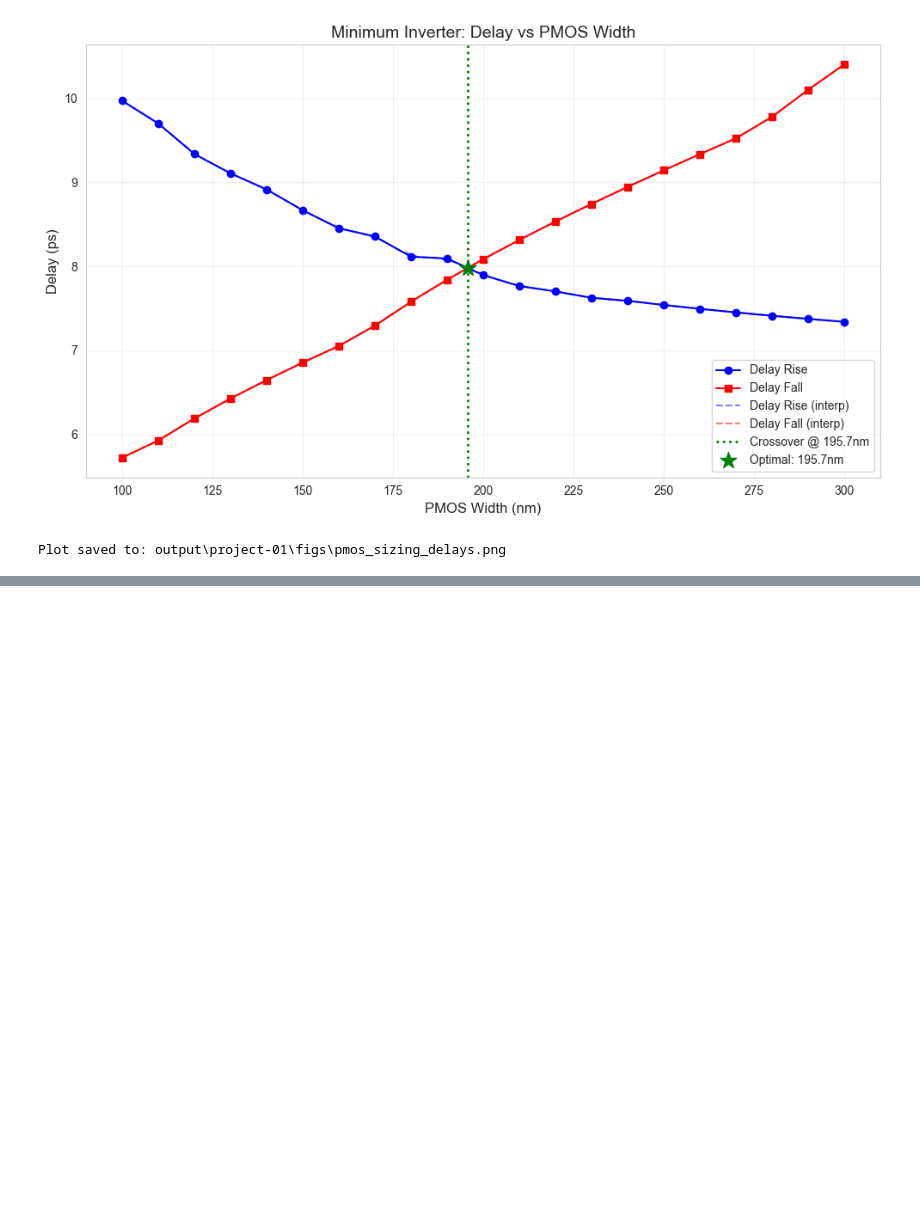
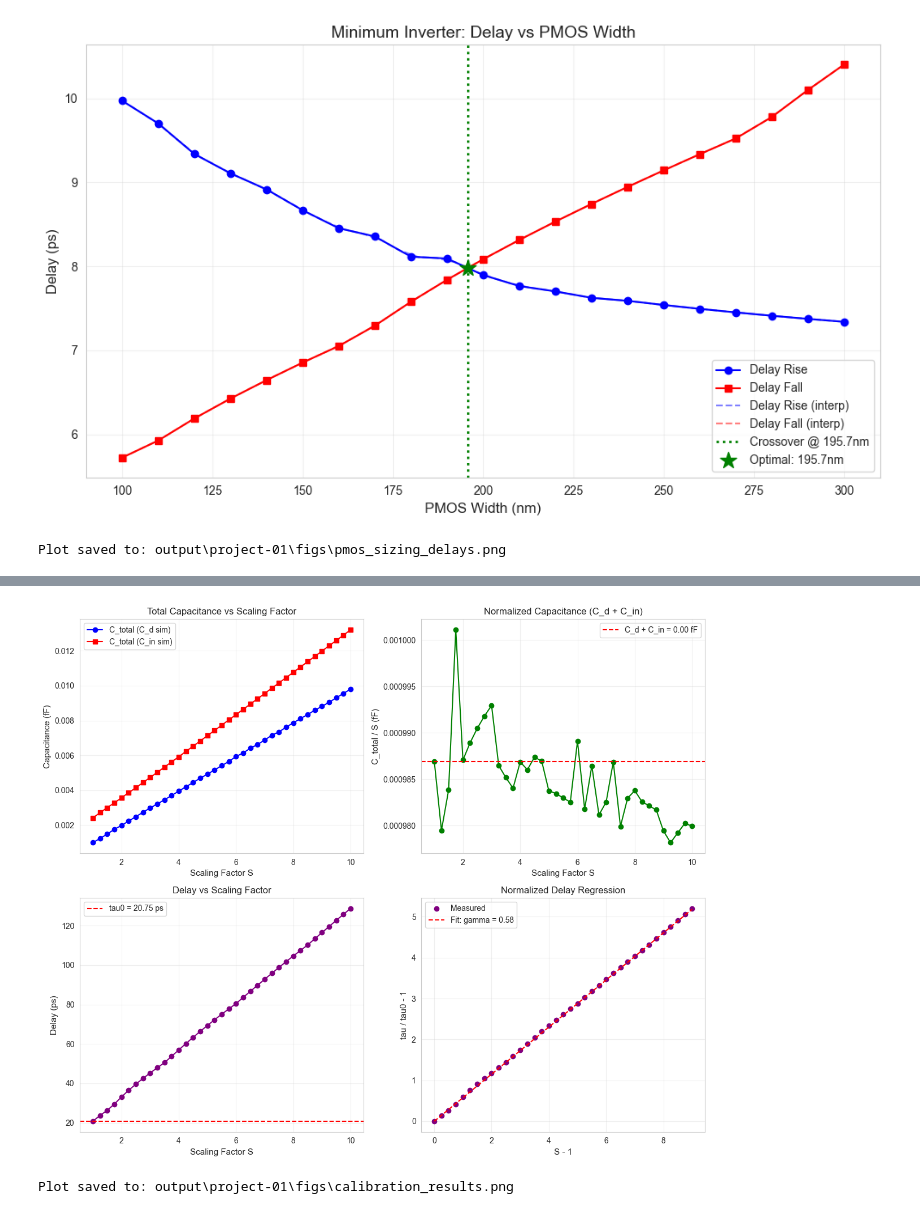
Before and after one commit to XBlayz/Low_power-projects, a Jupyter notebook: notebooks/project-01.ipynb, the cells around one changed output, grey strips where cells are left out. Saved outputs shown, nothing was run; the diff lists cells and outputs as text; code cells hidden in the pictures; blank space fills up the shorter version.

```diff
--- a/notebooks/project-01.ipynb
+++ b/notebooks/project-01.ipynb
@@ -27,5 +28,9 @@ if not os.path.exists(OUTPUT_FOLDER):
 # Create the output fig folder if it doesn't exist
 if not os.path.exists(OUTPUT_FIG_FOLDER):
     os.makedirs(OUTPUT_FIG_FOLDER)
+
+# --- 0.2 PROJECT PARAMETERS ---
+size_resolution = 5     # PMOS width resolution in nm
+Vdd = 1.0               # Supply voltage in V
 # %% [markdown]
 ## Step 01: Minimum inverter sizing
@@ -233,0 +545,61 @@ Plot saved to: output\project-01\figs\pmos_sizing_delays.png
+# %%
+# --- STEP 02: VISUALIZATION ---
+# Plot capacitance and delay vs scaling factor
+
+fig, axes = plt.subplots(2, 2, figsize=(12, 10))
+
+# Plot 1: Capacitance vs S
+ax1 = axes[0, 0]
+ax1.plot(df_calib["S"], df_calib["C_total_cd_F"] * 1e12, "o-",
+         label="C_total (C_d sim)", color="blue")
+ax1.plot(df_calib["S"], df_calib["C_total_cin_F"] * 1e12, "s-",
+         label="C_total (C_in sim)", color="red")
+ax1.set_xlabel("Scaling Factor S", fontsize=11)
+ax1.set_ylabel("Capacitance (fF)", fontsize=11)
+ax1.set_title("Total Capacitance vs Scaling Factor", fontsize=12)
+ax1.legend()
+ax1.grid(True, alpha=0.3)
+
+# Plot 2: C_total/S vs S (should be constant = C_d + C_in)
+ax2 = axes[0, 1]
+C_per_S = df_calib["C_total_cd_F"] / df_calib["S"]
+ax2.plot(df_calib["S"], C_per_S * 1e12, "o-", color="green")
+ax2.axhline(y=C_d_plus_Cin_S1 * 1e12, color="red", linestyle="--",
+            label=f"C_d + C_in = {C_d_plus_Cin_S1 * 1e12:.2f} fF")
+ax2.set_xlabel("Scaling Factor S", fontsize=11)
+ax2.set_ylabel("C_total / S (fF)", fontsize=11)
+ax2.set_title("Normalized Capacitance (C_d + C_in)", fontsize=12)
+ax2.legend()
+ax2.grid(True, alpha=0.3)
+
+# Plot 3: Delay vs S
+ax3 = axes[1, 0]
+ax3.plot(df_tau["S"], df_tau["delay_s"] * 1e12, "o-", color="purple")
+ax3.axhline(y=tau0 * 1e12, color="red", linestyle="--",
+            label=f"tau0 = {tau0 * 1e12:.2f} ps")
+ax3.set_xlabel("Scaling Factor S", fontsize=11)
+ax3.set_ylabel("Delay (ps)", fontsize=11)
+ax3.set_title("Delay vs Scaling Factor", fontsize=12)
+ax3.legend()
+ax3.grid(True, alpha=0.3)
+
+# Plot 4: Normalized Delay vs (S-1)
+ax4 = axes[1, 1]
+ax4.plot(df_tau["x"], df_tau["y"], "o", color="purple", label="Measured")
+x_fit = np.linspace(0, df_tau["x"].max(), 100)
+y_fit = slope_gamma * x_fit
+ax4.plot(x_fit, y_fit, "r--", label=f"Fit: gamma = {slope_gamma:.2f}")
+ax4.set_xlabel("S - 1", fontsize=11)
+ax4.set_ylabel("tau / tau0 - 1", fontsize=11)
+ax4.set_title("Normalized Delay Regression", fontsize=12)
+ax4.legend()
+ax4.grid(True, alpha=0.3)
+
+plt.tight_layout()
+plt.savefig(OUTPUT_FIG_FOLDER / "calibration_results.png", dpi=300)
+plt.show()
+
+print(f"\nPlot saved to: {OUTPUT_FIG_FOLDER / "calibration_results.png"}")
+# %% [output]
+[figure, added]
+Plot saved to: output\project-01\figs\calibration_results.png
```
Also changed, not shown: parts of 11 cells of this notebook.
